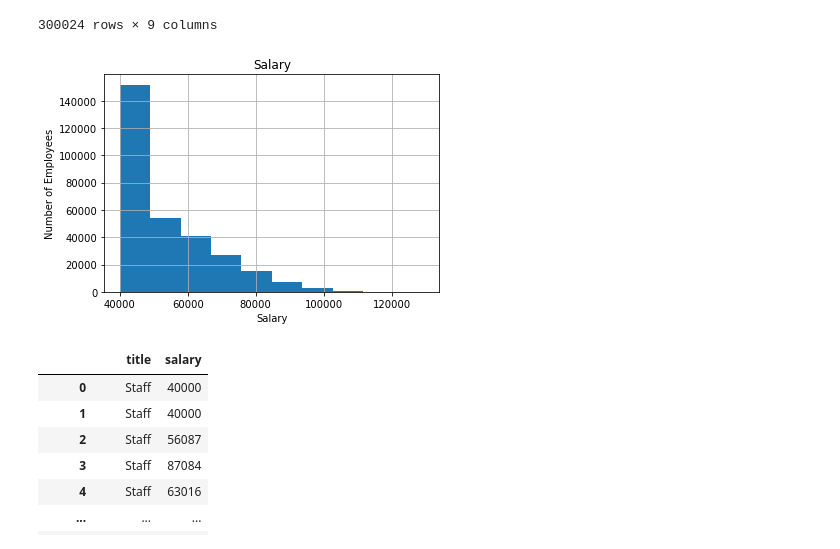
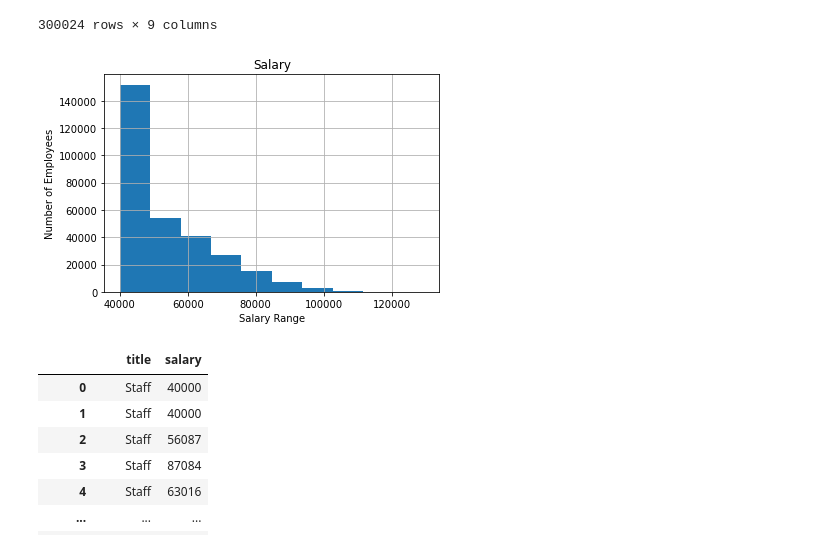
Before and after one commit to HilaryKoerner/SQL-Employee-Demographic-Analysis, a Jupyter notebook: SQL_bonus.ipynb, the cells around one changed output. Cells and saved outputs as stored; diff of their text form; code cells hidden in the pictures.

```diff
--- a/SQL_bonus.ipynb
+++ b/SQL_bonus.ipynb
@@ -91,13 +91,13 @@ merged_df
 # %%
 #create histogram
 merged_df.hist(column='salary')
 plt.title("Salary")
-plt.xlabel("Salary")
+plt.xlabel("Salary Range")
 plt.ylabel("Number of Employees")
 plt.savefig("./Images/salary_histogram.png")
 plt.show()
 # %% [output]
-[figure, old version]
+[figure, new version]
 # %%
 barchart_df = merged_df[["title", 'salary']]
 barchart_df
```
